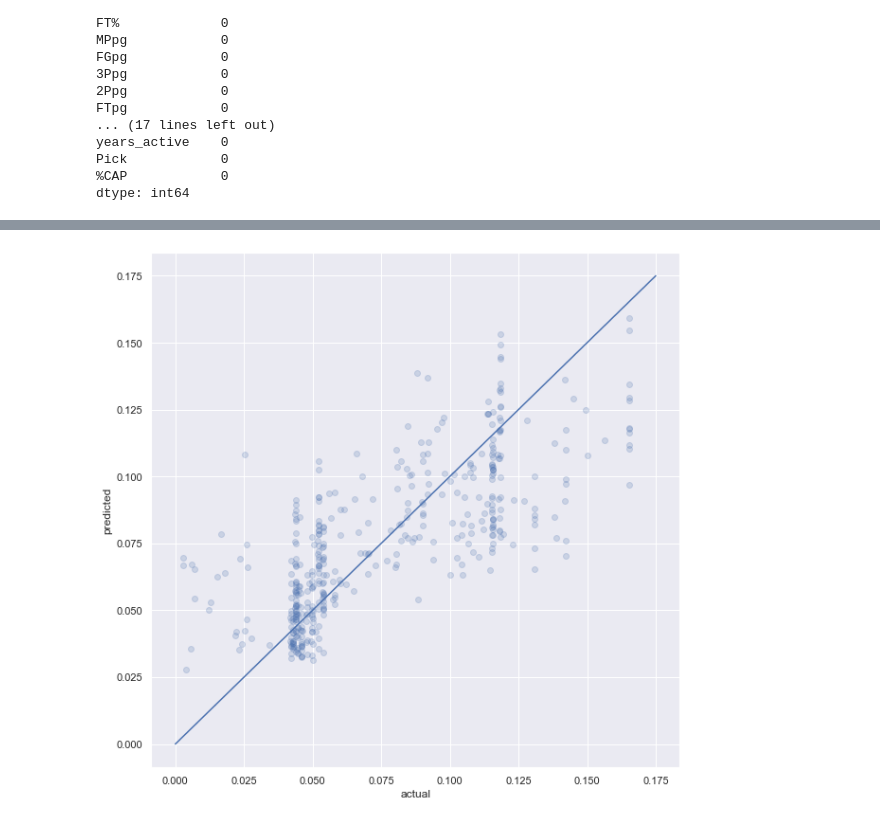
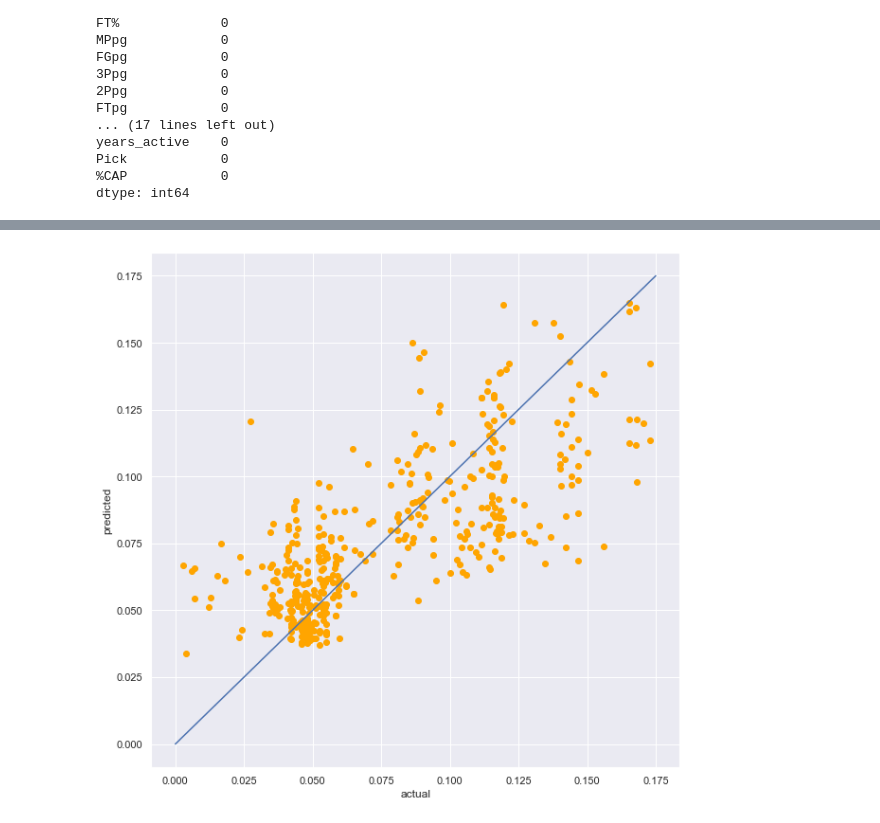
Before and after one commit to amyyunekim/Course_2_Linear_regression, a Jupyter notebook: lr_wnba.ipynb, the cells around one changed output, grey strips where cells are left out. Drawn from its saved outputs; the diff is of its cells as text; code cells hidden in the pictures.

```diff
--- a/lr_wnba.ipynb
+++ b/lr_wnba.ipynb
@@ -130,7 +102,7 @@ df['years_active']= df['Year']- df['Yeardraft']+1 #they play in the year they we
 df=df[['Year','Player','Team' ,'Pos','G', 'MP', 'GS', 'FG%', '3P%',  '2P%',  'FT%', #overall game metrics
     'MPpg', 'FGpg','3Ppg', '2Ppg', 'FTpg', 'TRBpg', 'ASTpg', 'STLpg', 'BLKpg',  'PFpg', 'PTSpg', #pergame metrics
     'PER','TS%','eFG%', '3PAr', 'FTr','USG%', 'ORtg', 'DRtg', 'WS', 'AllStar','TTLAllStar','years_active','Pick',#advanced metrics
-    'salary_cap','%CAP']]# target
+    'salary','salary_cap','%CAP']]# target
 
 #drop players who didn't play any minutes all season
 df = df[df.MP != 0]
@@ -231,3 +184,8 @@ Index(['Year', 'Player', 'Team', 'Pos', 'G', 'MP', 'GS', 'FG%', '3P%', '2P%',
+# %%
+#add interactions
+df['FGpgxYact']=df['FGpg']*df['years_active']
+#add interactions
+df['ASTpgxYact']=df['ASTpg']*df['years_active']
 # %%
 sns.pairplot(pd.concat([df[columns], df['%CAP']],axis=1))
 # %% [output]
@@ -236,18 +194,20 @@ sns.pairplot(pd.concat([df[columns], df['%CAP']],axis=1))
 # %%
-# different model versions:
+"""
+ different model versions:
 # Run 1 [ 'GS','MPpg','FGpg','ASTpg'] R squared 0.3 -- first try didn't include years active, tried to minimize p-values and VIFs
-# Run 2 ['FGpg','ASTpg','years_active','Pick'] R squared 0.5 -- minimise P values all below <0.05
-# Run 3 ['FGpg','ASTpg','years_active','FGpgxASTpg'] R squared 0.5 -- used lasso regression to zero out coefficients, --made assists and FGpgx ASTpg p-values >0.05
-# Run 4 ['FGpg','ASTpg','years_active','FGpgxASTpg','TTLAllStar'] tried TTLAllstar but didn't improve
-# Run 5 ['FGpg','ASTpg','years_active'] -- remove interaction R squared 0.52
+# Run 2 [...All 31 features...] R squared 0.55 - lasso zeroed out everything but ASTpg, FGpg and years_active
+# Run 3 [ 'GS','MPpg','FGpg','ASTpg','years_active','TTLAllstar'] R squared 0.5 -- used lasso regression same features were zeroed out as Run2
+# Run 4 ['FGpg','ASTpg','years_active','FGpgxYact'] -- R squared 0.59  0.018 smallest MAE
+# Run 5 ['FGpg','ASTpg','years_active','FGpgxYact','ASTpgxYact'] -- additional interaction didn't improve results
+"""
 
-columns =['FGpg','ASTpg','years_active','FGpgxASTpg']
+columns =['FGpg','ASTpg','years_active','FGpgxYact','ASTpgxYact']
 
 X = df[columns]
 # Choose the response variable(s)
 y = df['%CAP']
 
-X_train, X_test, y_train, y_test = train_test_split(X, y, test_size = 0.2, random_state = 21)
+X_train, X_test, y_train, y_test = train_test_split(X, y, test_size = 0.2, random_state = 88)
 # %%
 #try statsmodels first to see summary stats
 
@@ -285,0 +258,17 @@ Notes:
+# %%
+#check for interactions
+df_int=pd.DataFrame(pd.concat([X_train,y_train],axis=1))
+
+#df_int.years_active.median() #5 years
+df_int['experienced'] = 'experienced'
+df_int.loc[df_int['years_active'] <5, 'experienced'] = 'less experience'
+
+groups = df_int.groupby("experienced")
+for name, group in groups:
+    plt.plot(group["FGpg"], group["%CAP"], marker="o", linestyle="", label=name)
+plt.legend()
+plt.xlabel('Field Goals per game')
+plt.ylabel('%Cap')
+
+sns.set(rc = {'figure.figsize':(10,10)})
+plt.show()
@@ -516,13 +482,13 @@ Lasso MAE:  0.025338226409621318
 # %%
-# Fitted vs. Actual
+# Plot Fitted vs. Actual on training data
 y_train_pred = lg_model.predict(X_train)
 
-plt.scatter(y_train, y_train_pred, alpha=0.2)
+plt.scatter(y_train, y_train_pred, c='orange')
 plt.plot([0, 0.175], [0, 0.175])
 
 plt.xlabel ('actual')
 plt.ylabel ('predicted')
 sns.set(rc = {'figure.figsize':(10,10)})
 # %% [output]
-[figure, old version]
+[figure, new version]
 # %%
```
Also changed, not shown: parts of 33 cells of this notebook, 16 other files.
